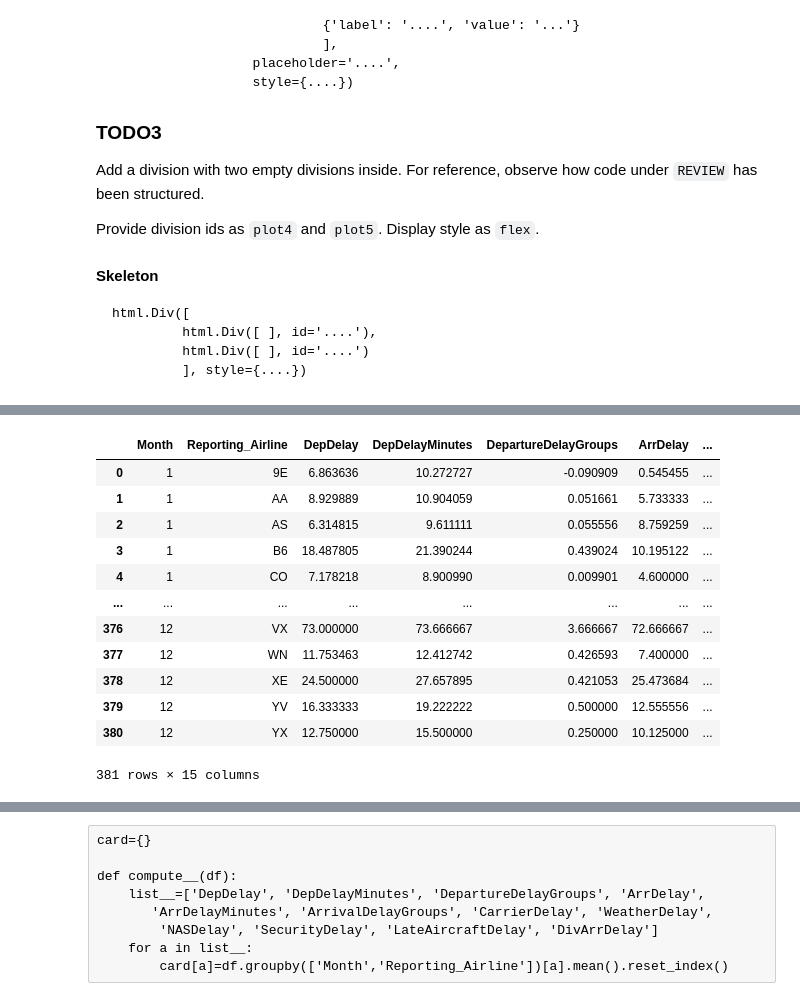
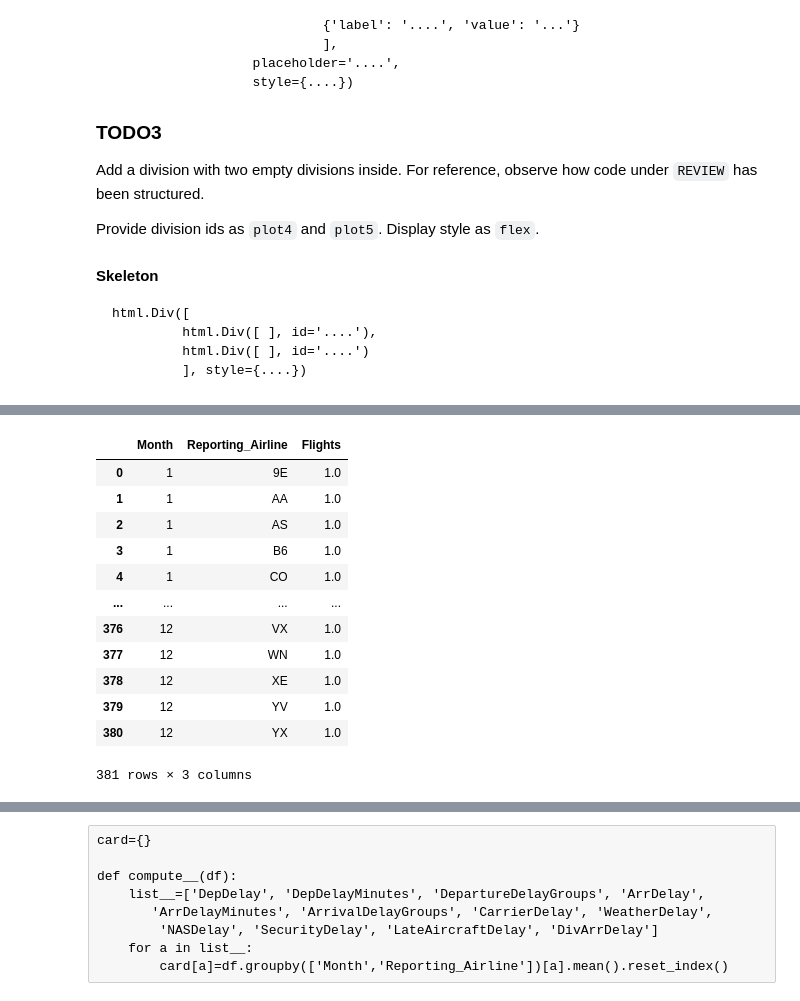
Before and after one commit to imabiodun/Coursera, a Jupyter notebook: airline_plane_delay_in_USA.ipynb, the cells around one changed output, grey strips where cells are left out. Cells and saved outputs as stored; diff of their text form; code cells hidden in the pictures.

```diff
--- a/airline_plane_delay_in_USA.ipynb
+++ b/airline_plane_delay_in_USA.ipynb
@@ -356,20 +350,16 @@ array([ nan, 360., 344., 386., 152., 125., 138., 197., 109., 225., 116.,
-# %%
-list__=['DepDelay', 'DepDelayMinutes', 'DepartureDelayGroups', 'ArrDelay',
-       'ArrDelayMinutes', 'ArrivalDelayGroups', 'CarrierDelay', 'WeatherDelay',
-        'NASDelay', 'SecurityDelay', 'LateAircraftDelay', 'DivArrDelay','Flights']
-
-airline_data.groupby(['Month','Reporting_Airline'])[list__].mean().reset_index()
-# %% [output]
-|  | Month | Reporting_Airline | DepDelay | DepDelayMinutes | DepartureDelayGroups | ArrDelay | ... |
-| 0 | 1 | 9E | 6.863636 | 10.272727 | -0.090909 | 0.545455 | ... |
-| 1 | 1 | AA | 8.929889 | 10.904059 | 0.051661 | 5.733333 | ... |
-| 2 | 1 | AS | 6.314815 | 9.611111 | 0.055556 | 8.759259 | ... |
-| 3 | 1 | B6 | 18.487805 | 21.390244 | 0.439024 | 10.195122 | ... |
-| 4 | 1 | CO | 7.178218 | 8.900990 | 0.009901 | 4.600000 | ... |
-| ... | ... | ... | ... | ... | ... | ... | ... |
-| 376 | 12 | VX | 73.000000 | 73.666667 | 3.666667 | 72.666667 | ... |
-| 377 | 12 | WN | 11.753463 | 12.412742 | 0.426593 | 7.400000 | ... |
-| 378 | 12 | XE | 24.500000 | 27.657895 | 0.421053 | 25.473684 | ... |
-| 379 | 12 | YV | 16.333333 | 19.222222 | 0.500000 | 12.555556 | ... |
-| 380 | 12 | YX | 12.750000 | 15.500000 | 0.250000 | 10.125000 | ... |
-381 rows × 15 columns
+# %%
+airline_data.groupby(['Month','Reporting_Airline'])['Flights'].mean().reset_index()
+# %% [output]
+|  | Month | Reporting_Airline | Flights |
+| 0 | 1 | 9E | 1.0 |
+| 1 | 1 | AA | 1.0 |
+| 2 | 1 | AS | 1.0 |
+| 3 | 1 | B6 | 1.0 |
+| 4 | 1 | CO | 1.0 |
+| ... | ... | ... | ... |
+| 376 | 12 | VX | 1.0 |
+| 377 | 12 | WN | 1.0 |
+| 378 | 12 | XE | 1.0 |
+| 379 | 12 | YV | 1.0 |
+| 380 | 12 | YX | 1.0 |
+381 rows × 3 columns
```
Also changed, not shown: parts of 10 cells of this notebook.
